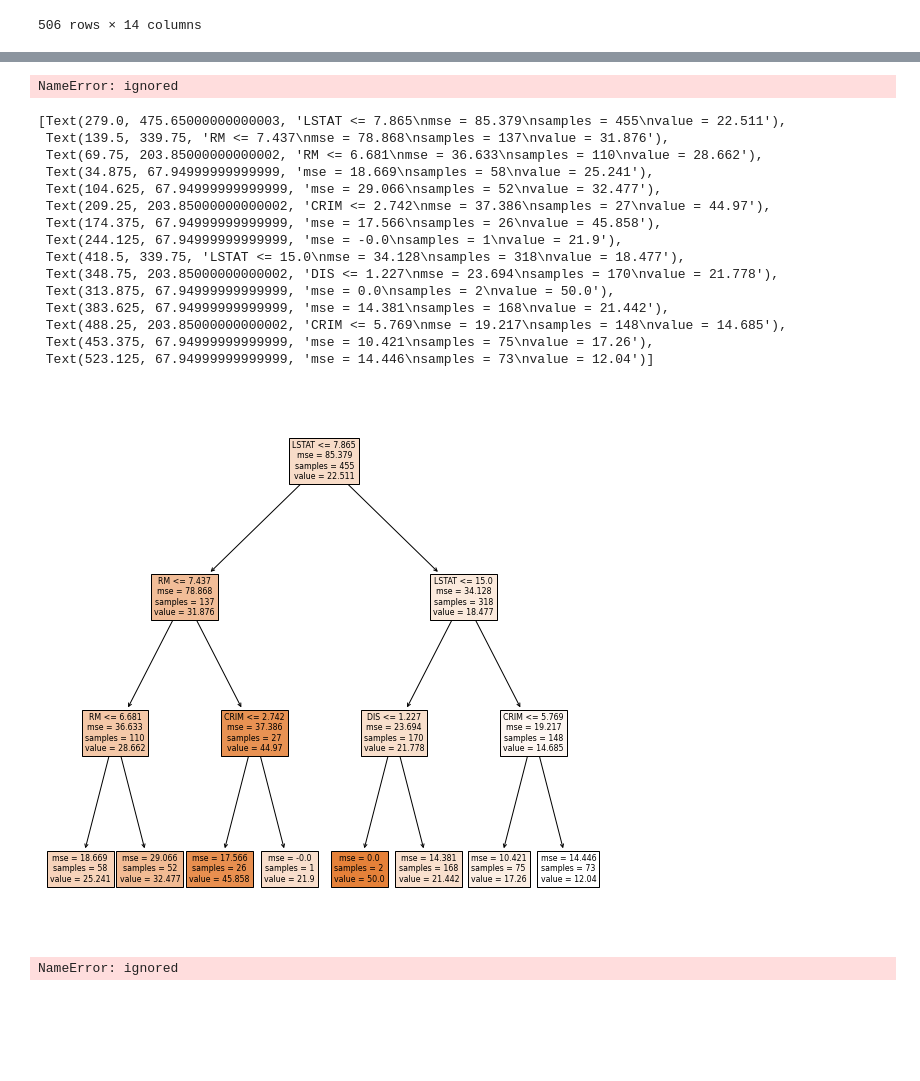
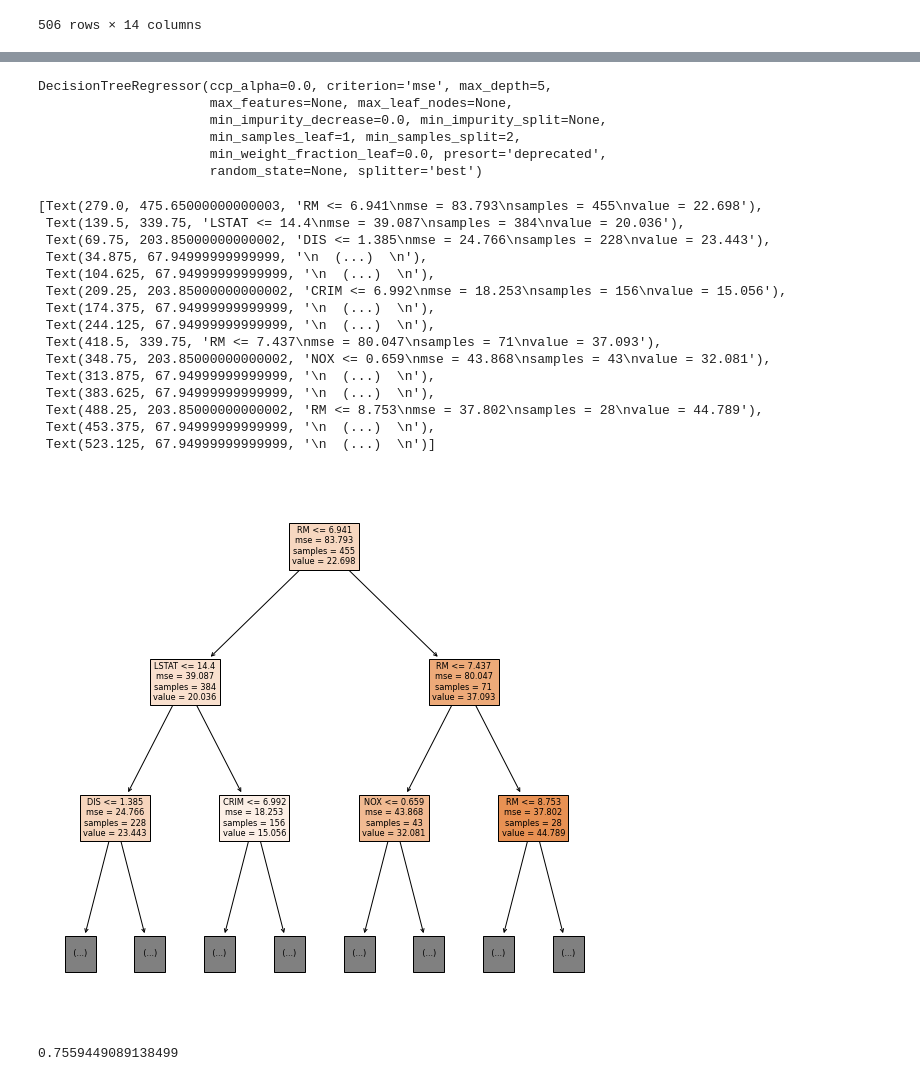
Before and after one commit to darklucifar/machineLearn_0602, a Jupyter notebook: regression.ipynb, the cells around one changed output, grey strips where cells are left out. Drawn from its saved outputs; the diff is of its cells as text; code cells hidden in the pictures; blank space fills up the shorter version.

```diff
--- a/regression.ipynb
+++ b/regression.ipynb
@@ -71,36 +74,42 @@ NameError: ignored
 # %%
 from sklearn.tree import DecisionTreeRegressor
-reg = DecisionTreeRegressor(max_depth=3)
+reg = DecisionTreeRegressor(max_depth=5)
 reg.fit(x_train, y_train)
 # %% [output]
-NameError: ignored
+DecisionTreeRegressor(ccp_alpha=0.0, criterion='mse', max_depth=5,
+                      max_features=None, max_leaf_nodes=None,
+                      min_impurity_decrease=0.0, min_impurity_split=None,
+                      min_samples_leaf=1, min_samples_split=2,
+                      min_weight_fraction_leaf=0.0, presort='deprecated',
+                      random_state=None, splitter='best')
 # %%
 import matplotlib.pyplot as plt
 from sklearn.tree import plot_tree
 plt.figure(figsize=(10, 10))
 plot_tree(reg,
           feature_names=boston["feature_names"],
-          filled=True)
+          filled=True,
+          max_depth=2)
 # %% [output]
-[Text(279.0, 475.65000000000003, 'LSTAT <= 7.865\nmse = 85.379\nsamples = 455\nvalue = 22.511'),
- Text(139.5, 339.75, 'RM <= 7.437\nmse = 78.868\nsamples = 137\nvalue = 31.876'),
- Text(69.75, 203.85000000000002, 'RM <= 6.681\nmse = 36.633\nsamples = 110\nvalue = 28.662'),
- Text(34.875, 67.94999999999999, 'mse = 18.669\nsamples = 58\nvalue = 25.241'),
- Text(104.625, 67.94999999999999, 'mse = 29.066\nsamples = 52\nvalue = 32.477'),
- Text(209.25, 203.85000000000002, 'CRIM <= 2.742\nmse = 37.386\nsamples = 27\nvalue = 44.97'),
- Text(174.375, 67.94999999999999, 'mse = 17.566\nsamples = 26\nvalue = 45.858'),
- Text(244.125, 67.94999999999999, 'mse = -0.0\nsamples = 1\nvalue = 21.9'),
- Text(418.5, 339.75, 'LSTAT <= 15.0\nmse = 34.128\nsamples = 318\nvalue = 18.477'),
- Text(348.75, 203.85000000000002, 'DIS <= 1.227\nmse = 23.694\nsamples = 170\nvalue = 21.778'),
- Text(313.875, 67.94999999999999, 'mse = 0.0\nsamples = 2\nvalue = 50.0'),
- Text(383.625, 67.94999999999999, 'mse = 14.381\nsamples = 168\nvalue = 21.442'),
- Text(488.25, 203.85000000000002, 'CRIM <= 5.769\nmse = 19.217\nsamples = 148\nvalue = 14.685'),
- Text(453.375, 67.94999999999999, 'mse = 10.421\nsamples = 75\nvalue = 17.26'),
- Text(523.125, 67.94999999999999, 'mse = 14.446\nsamples = 73\nvalue = 12.04')]
+[Text(279.0, 475.65000000000003, 'RM <= 6.941\nmse = 83.793\nsamples = 455\nvalue = 22.698'),
+ Text(139.5, 339.75, 'LSTAT <= 14.4\nmse = 39.087\nsamples = 384\nvalue = 20.036'),
+ Text(69.75, 203.85000000000002, 'DIS <= 1.385\nmse = 24.766\nsamples = 228\nvalue = 23.443'),
+ Text(34.875, 67.94999999999999, '\n  (...)  \n'),
+ Text(104.625, 67.94999999999999, '\n  (...)  \n'),
+ Text(209.25, 203.85000000000002, 'CRIM <= 6.992\nmse = 18.253\nsamples = 156\nvalue = 15.056'),
+ Text(174.375, 67.94999999999999, '\n  (...)  \n'),
+ Text(244.125, 67.94999999999999, '\n  (...)  \n'),
+ Text(418.5, 339.75, 'RM <= 7.437\nmse = 80.047\nsamples = 71\nvalue = 37.093'),
+ Text(348.75, 203.85000000000002, 'NOX <= 0.659\nmse = 43.868\nsamples = 43\nvalue = 32.081'),
+ Text(313.875, 67.94999999999999, '\n  (...)  \n'),
+ Text(383.625, 67.94999999999999, '\n  (...)  \n'),
+ Text(488.25, 203.85000000000002, 'RM <= 8.753\nmse = 37.802\nsamples = 28\nvalue = 44.789'),
+ Text(453.375, 67.94999999999999, '\n  (...)  \n'),
+ Text(523.125, 67.94999999999999, '\n  (...)  \n')]
-[figure, old version]
+[figure, new version]
 # %%
 from sklearn.metrics import r2_score
 pre = reg.predict(x_test)
-r2_score(x_train, pre)
+r2_score(y_test, pre)
 # %% [output]
-NameError: ignored
+0.7559449089138499
```
Also changed, not shown: parts of 2 cells of this notebook.
